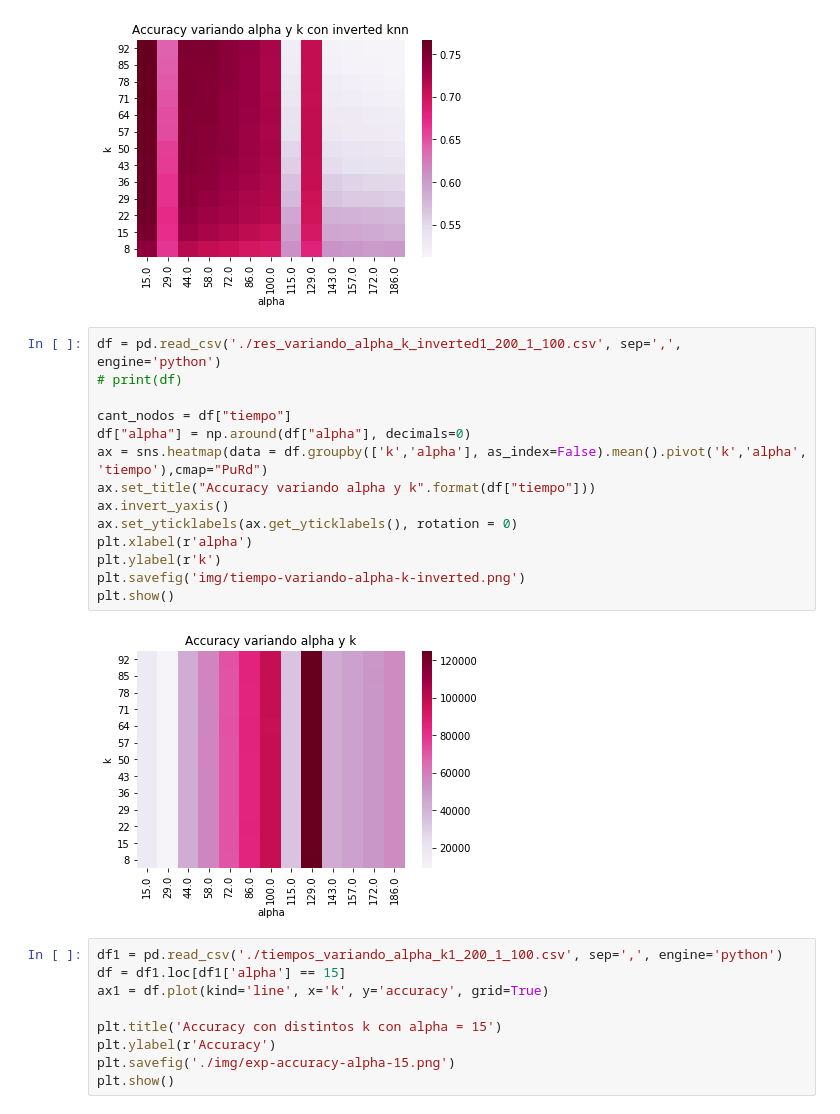
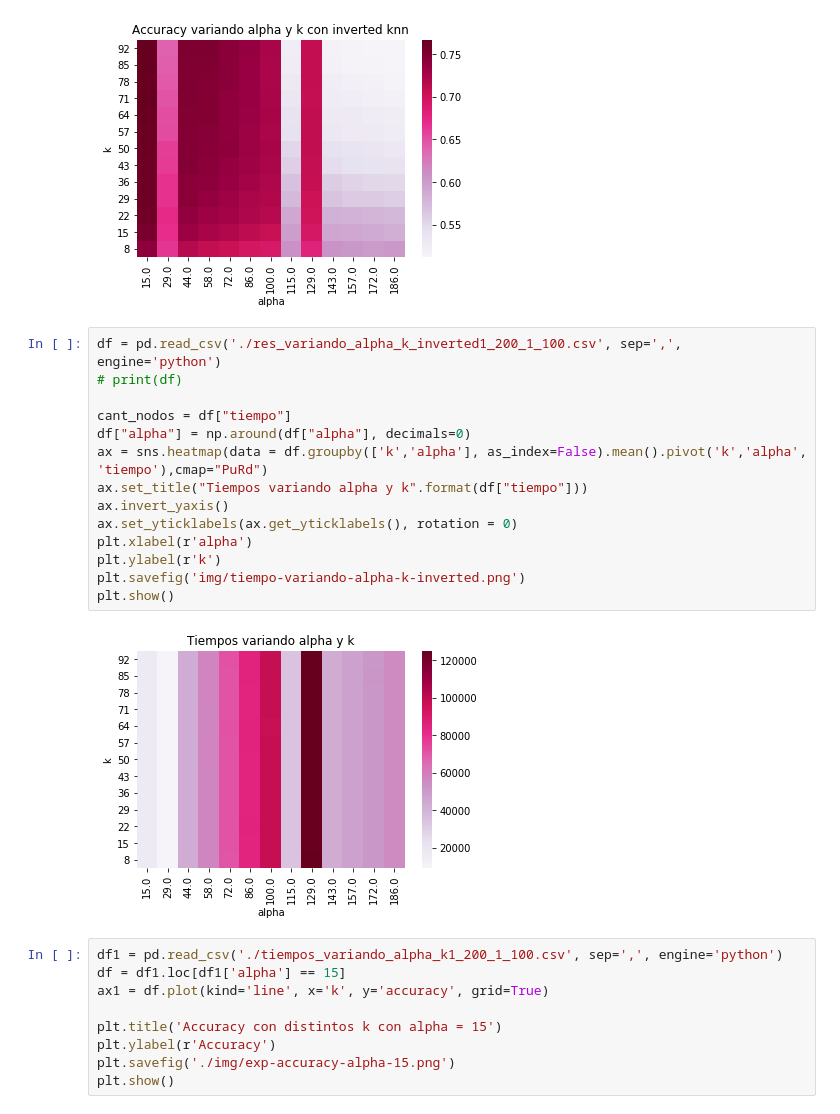
Before and after one commit to ABorgna/metnum, a Jupyter notebook: tp2/exp/graf-k-vs-alpha-vs-accuracy.ipynb, the cells around one changed output. Cells and saved outputs as stored; diff of their text form.

```diff
--- a/tp2/exp/graf-k-vs-alpha-vs-accuracy.ipynb
+++ b/tp2/exp/graf-k-vs-alpha-vs-accuracy.ipynb
@@ -48,19 +48,19 @@ plt.show()
 # %%
 df = pd.read_csv('./res_variando_alpha_k_inverted1_200_1_100.csv', sep=',', engine='python')
 # print(df)
 
 cant_nodos = df["tiempo"]
 df["alpha"] = np.around(df["alpha"], decimals=0)
 ax = sns.heatmap(data = df.groupby(['k','alpha'], as_index=False).mean().pivot('k','alpha', 'tiempo'),cmap="PuRd")
-ax.set_title("Accuracy variando alpha y k".format(df["tiempo"]))
+ax.set_title("Tiempos variando alpha y k".format(df["tiempo"]))
 ax.invert_yaxis()
 ax.set_yticklabels(ax.get_yticklabels(), rotation = 0)
 plt.xlabel(r'alpha')
 plt.ylabel(r'k')
 plt.savefig('img/tiempo-variando-alpha-k-inverted.png')
 plt.show()
 # %% [output]
-[figure, old version]
+[figure, new version]
 # %%
 df1 = pd.read_csv('./tiempos_variando_alpha_k1_200_1_100.csv', sep=',', engine='python')
 df = df1.loc[df1['alpha'] == 15]
```
Also changed, not shown: parts of 2 cells of this notebook, 9 other files.
